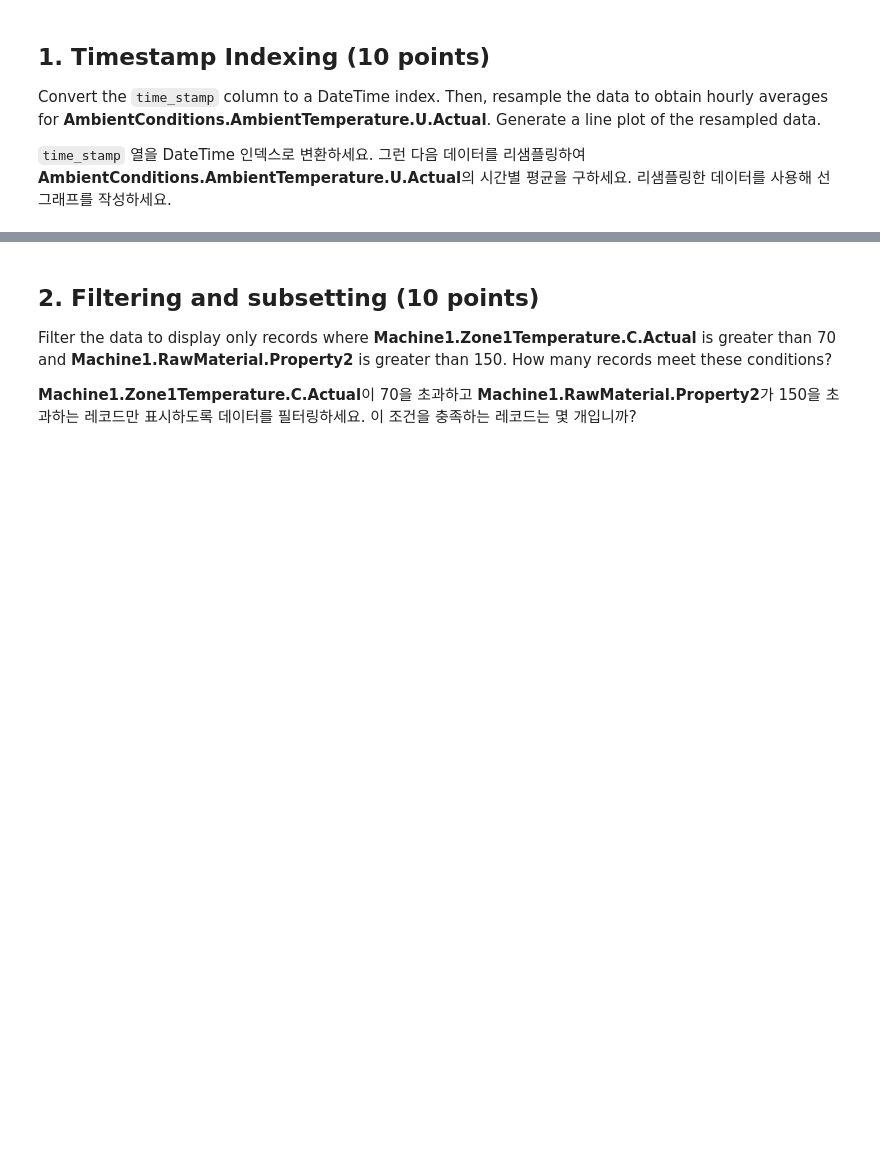
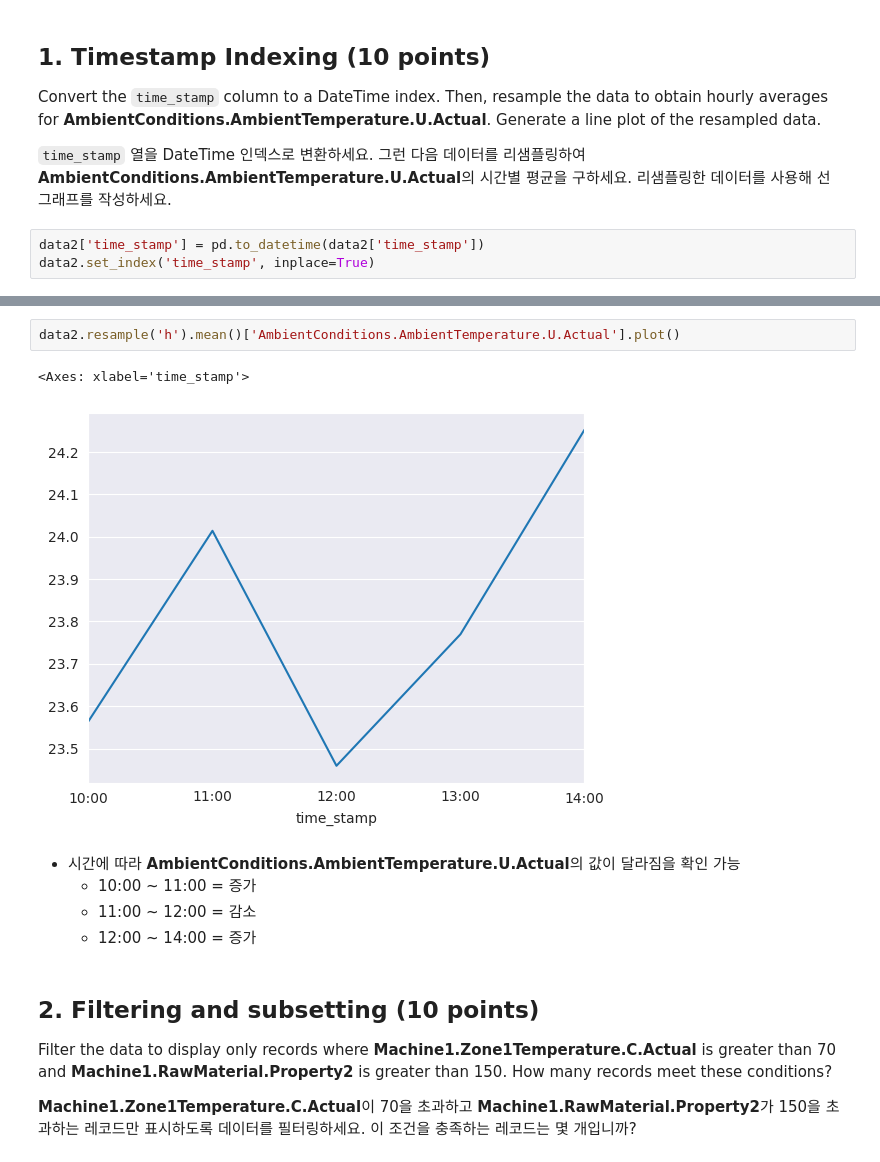
Before and after one commit to BBongjun/DataBase-Project, a Jupyter notebook: DAEM_Midterm_practical_test.ipynb, the cells around one changed output, grey strips where cells are left out. Saved outputs shown, nothing was run; the diff lists cells and outputs as text; blank space fills up the shorter version.

```diff
--- a/DAEM_Midterm_practical_test.ipynb
+++ b/DAEM_Midterm_practical_test.ipynb
@@ -219,3 +231,6 @@ data2.head(5)
    Convert the `time_stamp` column to a DateTime index. Then, resample the data to obtain hourly averages for **AmbientConditions.AmbientTemperature.U.Actual**. Generate a line plot of the resampled data.
 
    `time_stamp` 열을 DateTime 인덱스로 변환하세요. 그런 다음 데이터를 리샘플링하여 **AmbientConditions.AmbientTemperature.U.Actual**의 시간별 평균을 구하세요. 리샘플링한 데이터를 사용해 선 그래프를 작성하세요.
+# %%
+data2['time_stamp'] = pd.to_datetime(data2['time_stamp'])
+data2.set_index('time_stamp', inplace=True)
@@ -222,3 +248,13 @@ data2.head(5)
+# %%
+data2.resample('h').mean()['AmbientConditions.AmbientTemperature.U.Actual'].plot()
+# %% [output]
+<Axes: xlabel='time_stamp'>
+[figure, added]
+# %% [markdown]
+- 시간에 따라 **AmbientConditions.AmbientTemperature.U.Actual**의 값이 달라짐을 확인 가능
+    - 10:00 ~ 11:00 = 증가
+    - 11:00 ~ 12:00 = 감소
+    - 12:00 ~ 14:00 = 증가
 # %% [markdown]
 ## 2. Filtering and subsetting (10 points)
 Filter the data to display only records where **Machine1.Zone1Temperature.C.Actual** is greater than 70 and **Machine1.RawMaterial.Property2** is greater than 150. How many records meet these conditions?
```
Also changed, not shown: parts of 12 cells of this notebook.
